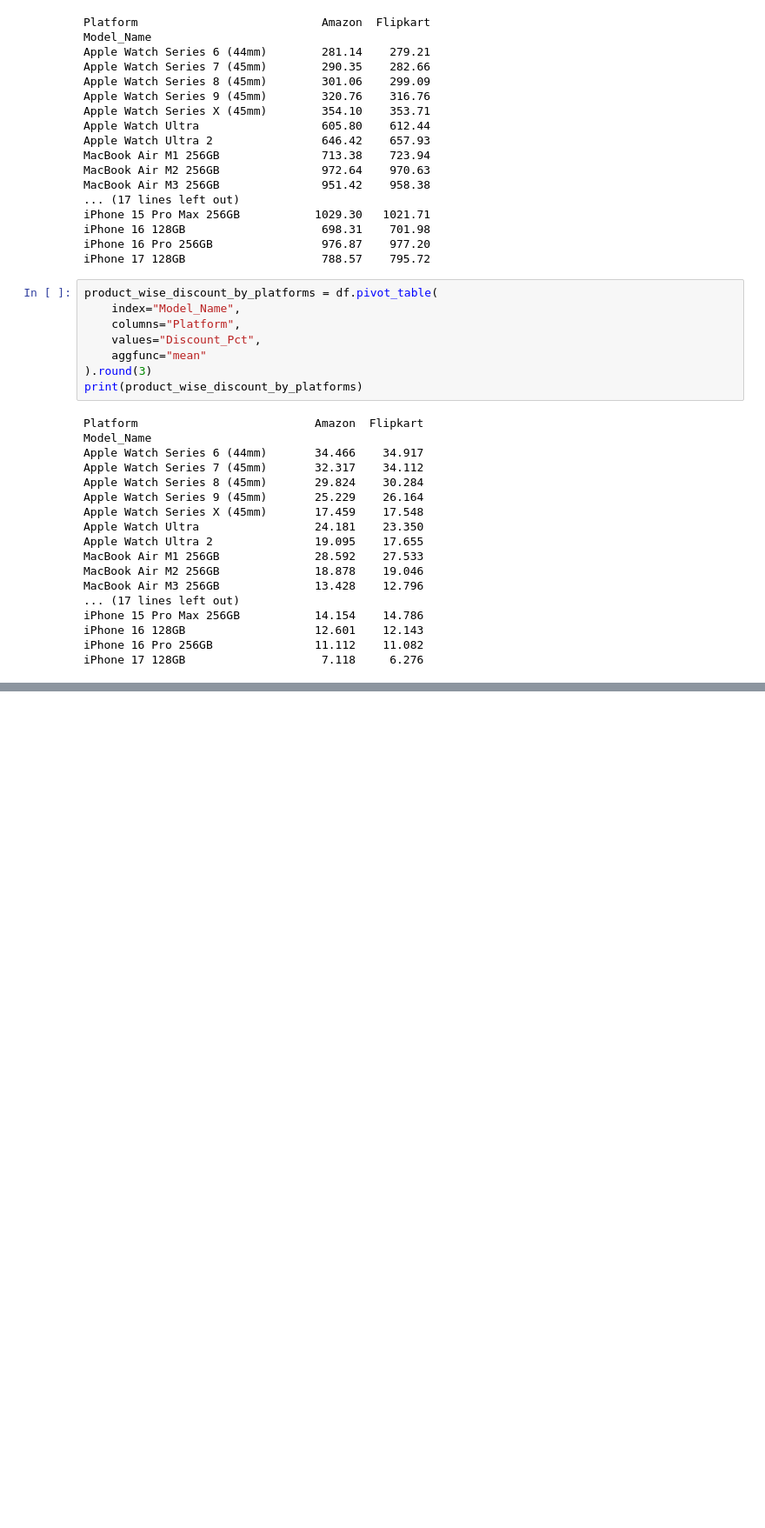
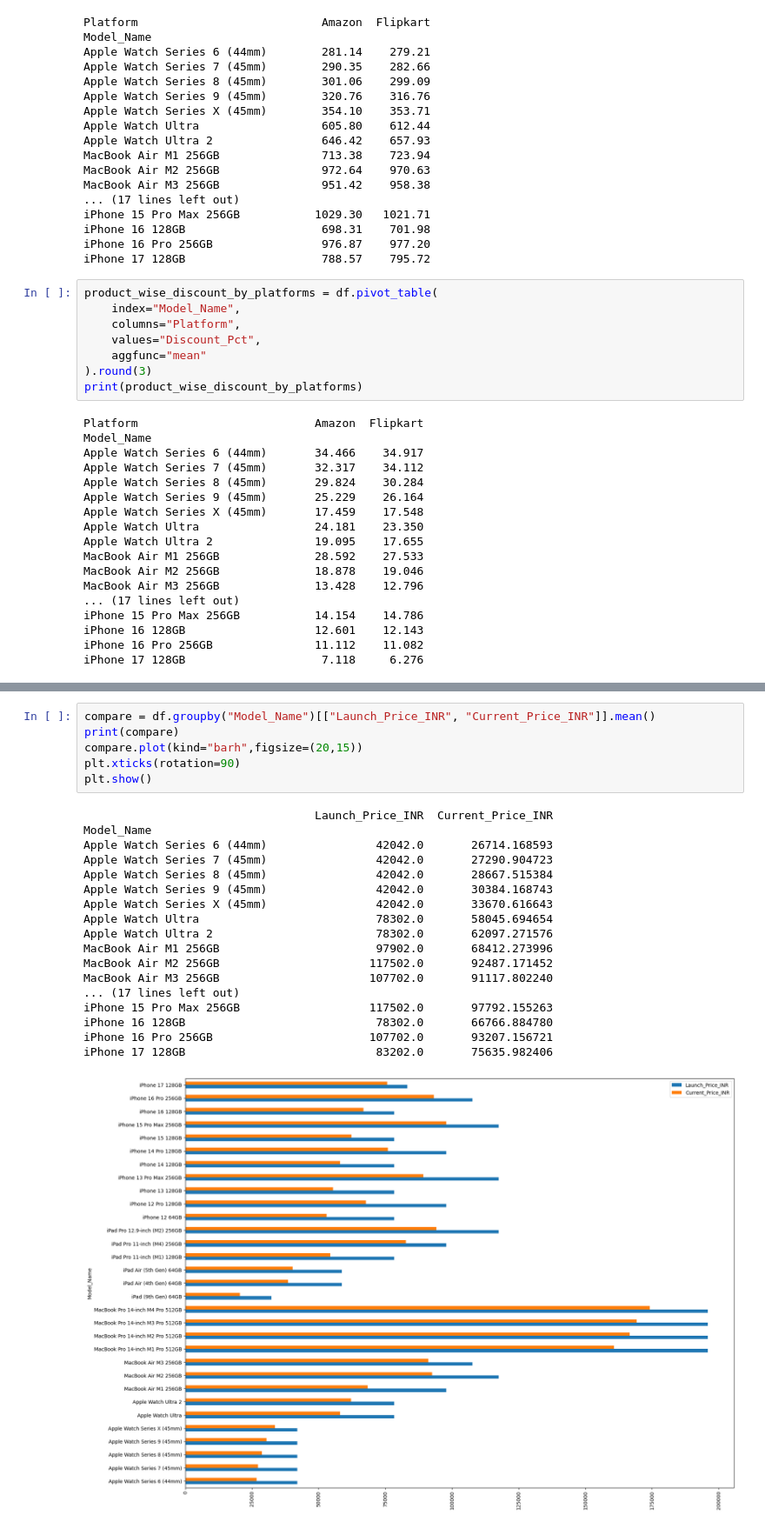
Before and after one commit to shanib-techie/power-bi, a Jupyter notebook: APPLE_PRODUCT_ANALYSIS/apple_product_analysis.ipynb, the cells around one changed output, grey strips where cells are left out. Shown at 87% size. Drawn from its saved outputs; the diff is of its cells as text; blank space fills up the shorter version.

```diff
--- a/APPLE_PRODUCT_ANALYSIS/apple_product_analysis.ipynb
+++ b/APPLE_PRODUCT_ANALYSIS/apple_product_analysis.ipynb
@@ -320,0 +365,25 @@ plt.show()
+# %%
+compare = df.groupby("Model_Name")[["Launch_Price_INR", "Current_Price_INR"]].mean()
+print(compare)
+compare.plot(kind="barh",figsize=(20,15))
+plt.xticks(rotation=90)
+plt.show()
+# %% [output]
+                                  Launch_Price_INR  Current_Price_INR
+Model_Name
+Apple Watch Series 6 (44mm)                42042.0       26714.168593
+Apple Watch Series 7 (45mm)                42042.0       27290.904723
+Apple Watch Series 8 (45mm)                42042.0       28667.515384
+Apple Watch Series 9 (45mm)                42042.0       30384.168743
+Apple Watch Series X (45mm)                42042.0       33670.616643
+Apple Watch Ultra                          78302.0       58045.694654
+Apple Watch Ultra 2                        78302.0       62097.271576
+MacBook Air M1 256GB                       97902.0       68412.273996
+MacBook Air M2 256GB                      117502.0       92487.171452
+MacBook Air M3 256GB                      107702.0       91117.802240
+... (17 lines left out)
+iPhone 15 Pro Max 256GB                   117502.0       97792.155263
+iPhone 16 128GB                            78302.0       66766.884780
+iPhone 16 Pro 256GB                       107702.0       93207.156721
+iPhone 17 128GB                            83202.0       75635.982406
+[figure, added]
```
Also changed, not shown: parts of 6 cells of this notebook.
